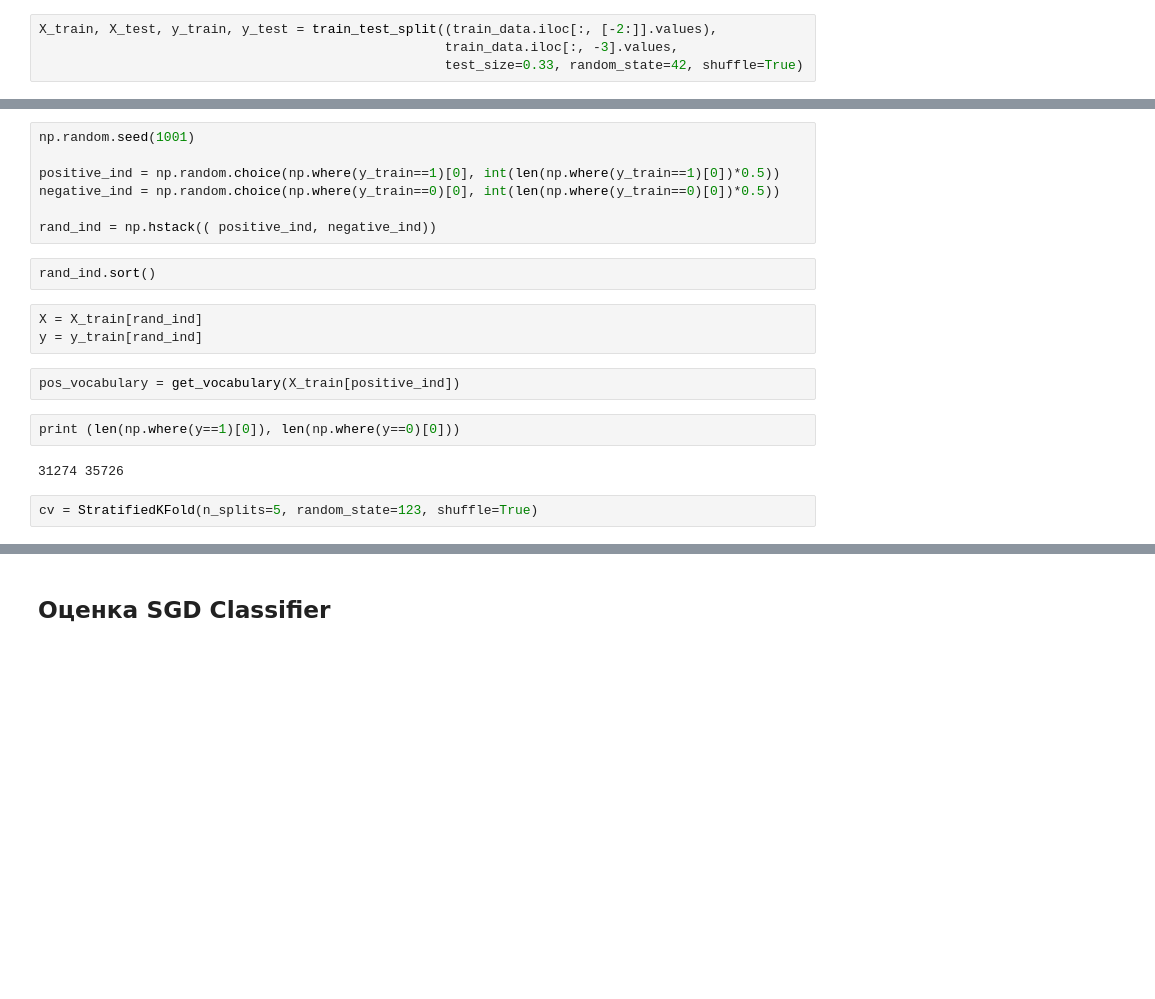
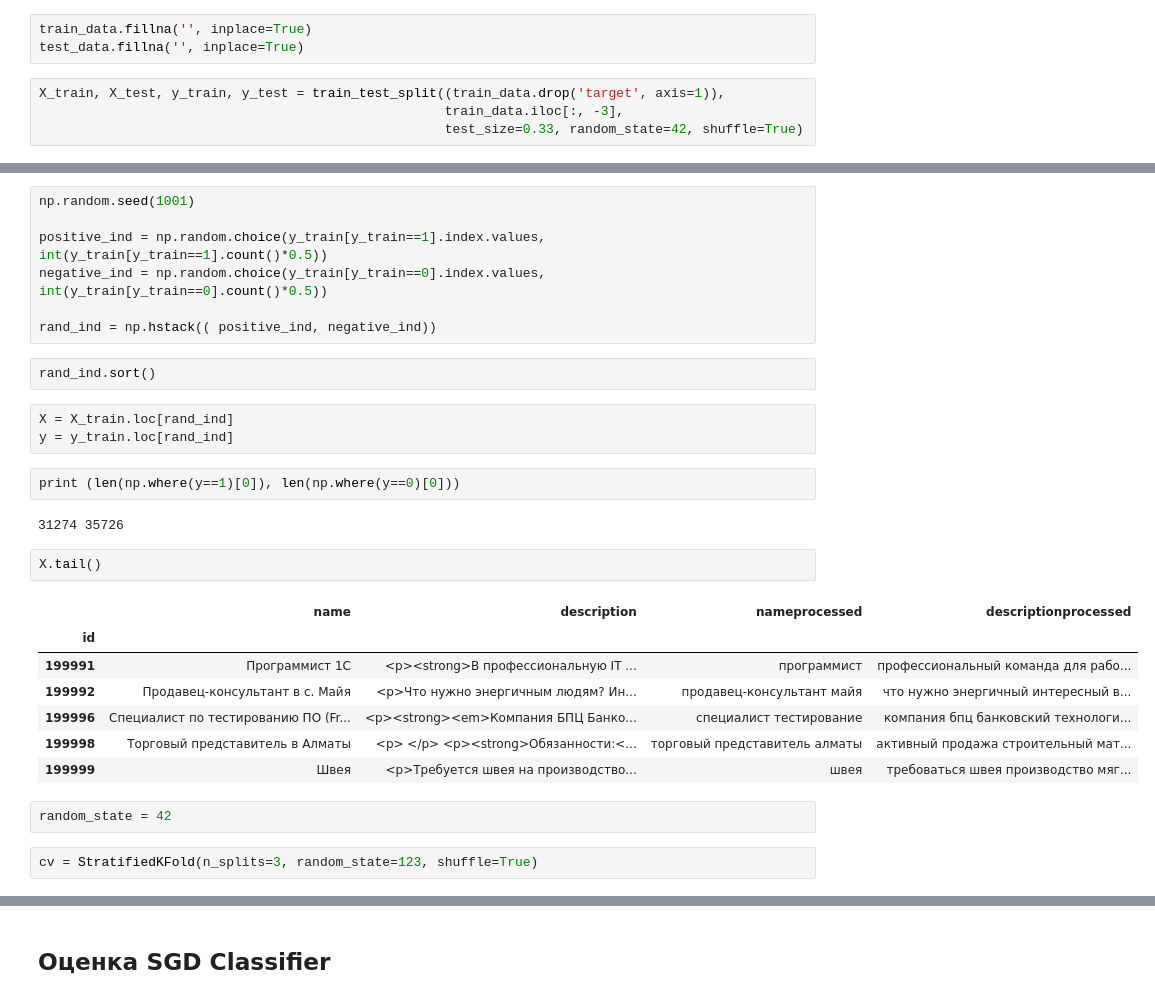
Before and after one commit to unifam123/sfml, a Jupyter notebook: hw_05/Vacancy Classification.ipynb, the cells around one changed output, grey strips where cells are left out. Drawn from its saved outputs; the diff is of its cells as text; blank space fills up the shorter version.

```diff
--- a/hw_05/Vacancy Classification.ipynb
+++ b/hw_05/Vacancy Classification.ipynb
@@ -68,4 +115,7 @@ train_data.head()
+# %%
+train_data.fillna('', inplace=True)
+test_data.fillna('', inplace=True)
 # %%
-X_train, X_test, y_train, y_test = train_test_split((train_data.iloc[:, [-2:]].values),
-                                                    train_data.iloc[:, -3].values,
+X_train, X_test, y_train, y_test = train_test_split((train_data.drop('target', axis=1)),
+                                                    train_data.iloc[:, -3],
                                                     test_size=0.33, random_state=42, shuffle=True)
@@ -76,20 +144,30 @@ print (len(np.where(y_train==1)[0])*0.5, len(np.where(y_train==0)[0])*0.5)
 # %%
 np.random.seed(1001)
 
-positive_ind = np.random.choice(np.where(y_train==1)[0], int(len(np.where(y_train==1)[0])*0.5))
-negative_ind = np.random.choice(np.where(y_train==0)[0], int(len(np.where(y_train==0)[0])*0.5))
+positive_ind = np.random.choice(y_train[y_train==1].index.values, int(y_train[y_train==1].count()*0.5))
+negative_ind = np.random.choice(y_train[y_train==0].index.values, int(y_train[y_train==0].count()*0.5))
 
 rand_ind = np.hstack(( positive_ind, negative_ind))
 # %%
 rand_ind.sort()
 # %%
-X = X_train[rand_ind]
-y = y_train[rand_ind]
+X = X_train.loc[rand_ind]
+y = y_train.loc[rand_ind]
-# %%
-pos_vocabulary = get_vocabulary(X_train[positive_ind])
 # %%
 print (len(np.where(y==1)[0]), len(np.where(y==0)[0]))
 # %% [output]
 31274 35726
+# %%
+X.tail()
+# %% [output]
+|  | name | description | nameprocessed | descriptionprocessed |
+| id |  |  |  |  |
+| 199991 | Программист 1С | <p><strong>В профессиональную IT ... | программист | профессиональный команда для рабо... |
+| 199992 | Продавец-консультант в с. Майя | <p>Что нужно энергичным людям? Ин... | продавец-консультант майя | что нужно энергичный интересный в... |
+| 199996 | Специалист по тестированию ПО (Fr... | <p><strong><em>Компания БПЦ Банко... | специалист тестирование | компания бпц банковский технологи... |
+| 199998 | Торговый представитель в Алматы | <p> </p> <p><strong>Обязанности:<... | торговый представитель алматы | активный продажа строительный мат... |
+| 199999 | Швея | <p>Требуется швея на производство... | швея | требоваться швея производство мяг... |
+# %%
+random_state = 42
 # %%
-cv = StratifiedKFold(n_splits=5, random_state=123, shuffle=True)
+cv = StratifiedKFold(n_splits=3, random_state=123, shuffle=True)
```
Also changed, not shown: parts of 45 cells of this notebook, 3 other files.
